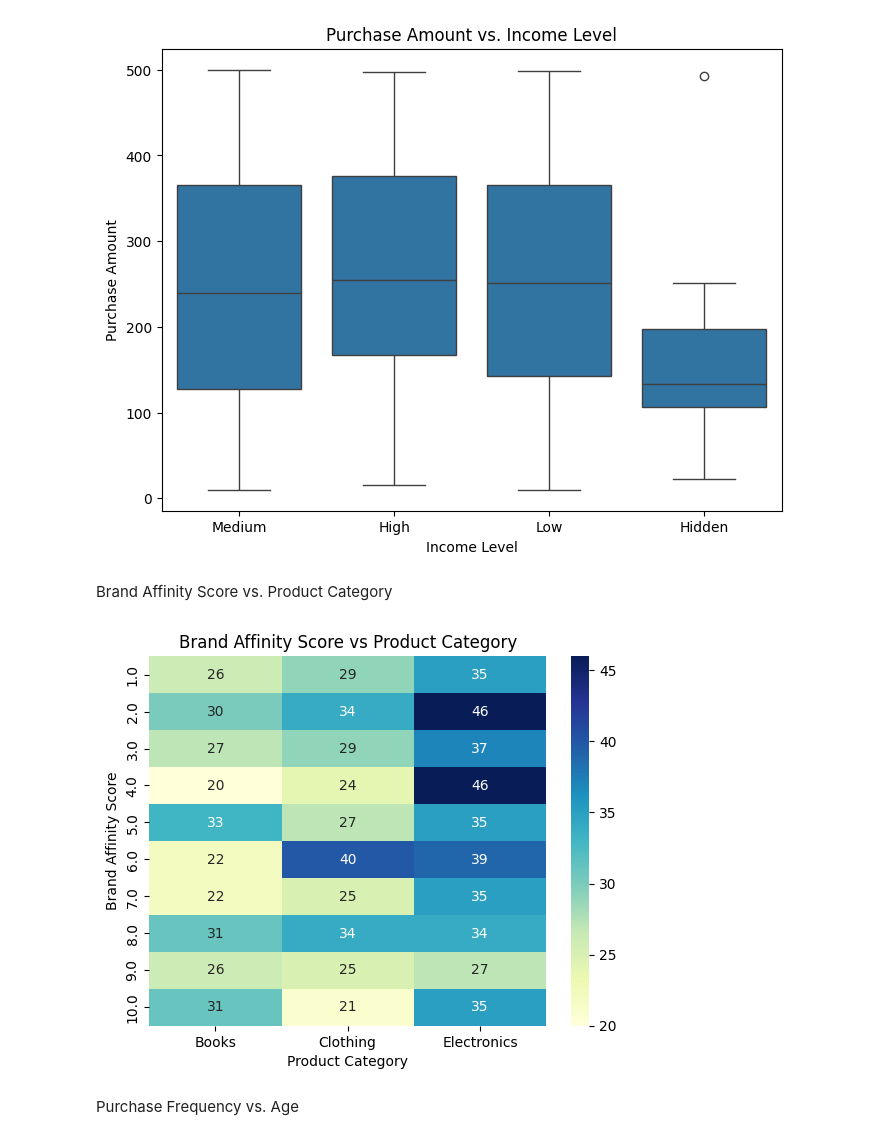
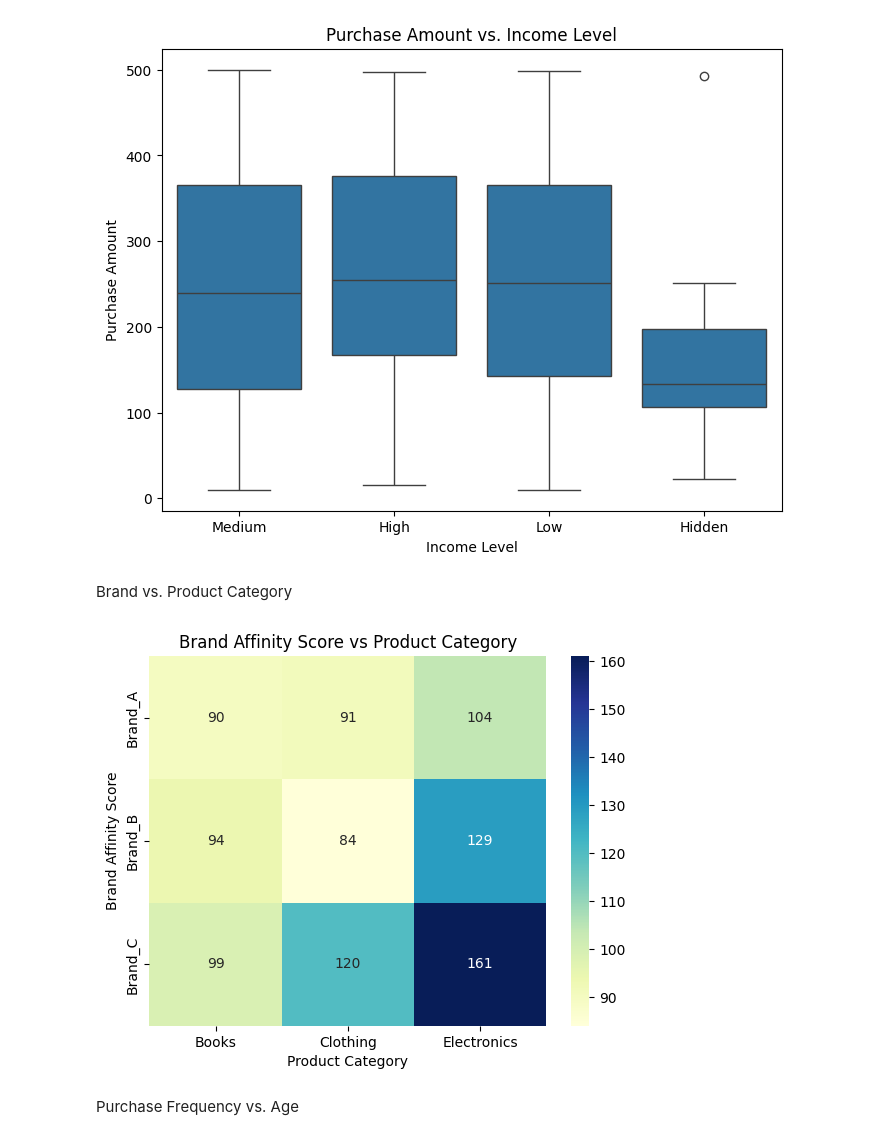
Before and after one commit to its-hasaan/Imtiaz-Mart-Customer-Behavior-Analysis-Predictive-Modeling, a Jupyter notebook: Projectfile.ipynb, the cells around one changed output. Drawn from its saved outputs; the diff is of its cells as text; code cells hidden in the pictures.

```diff
--- a/Projectfile.ipynb
+++ b/Projectfile.ipynb
@@ -380,18 +380,19 @@ plt.show()
 # %% [output]
 [figure]
 # %% [markdown]
-Brand Affinity Score vs. Product Category
+Brand vs. Product Category
 # %%
 filtered_df = df[df['Product_Category'] != 'Hidden']
-product_month = pd.crosstab(filtered_df['Brand_Affinity_Score'], filtered_df['Product_Category'])
+filtered_df = filtered_df[filtered_df['Brand'] != 'Hidden']
+product_month = pd.crosstab(filtered_df['Brand'], filtered_df['Product_Category'])
 
 sns.heatmap(product_month, annot=True, fmt='d', cmap='YlGnBu')
 plt.title('Brand Affinity Score vs Product Category')
 plt.xlabel('Product Category')
 plt.ylabel('Brand Affinity Score')
 plt.show()
 # %% [output]
-[figure, old version]
+[figure, new version]
 # %% [markdown]
 Purchase Frequency vs. Age
 # %%
```
Also changed, not shown: parts of 23 cells of this notebook.
